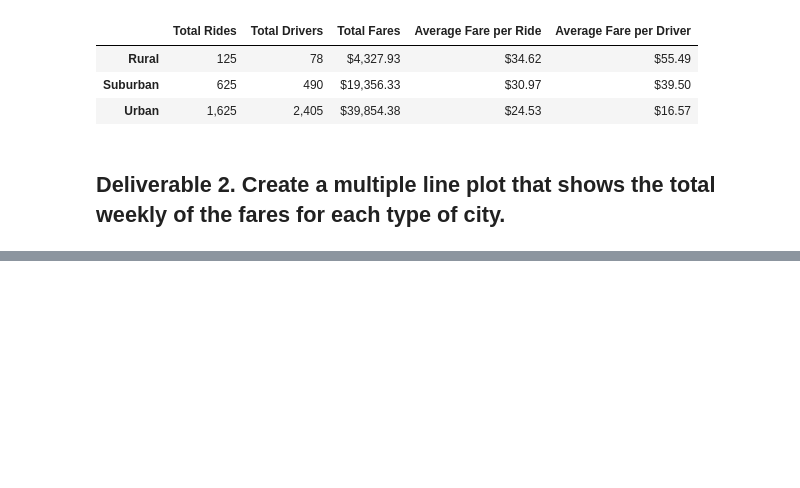
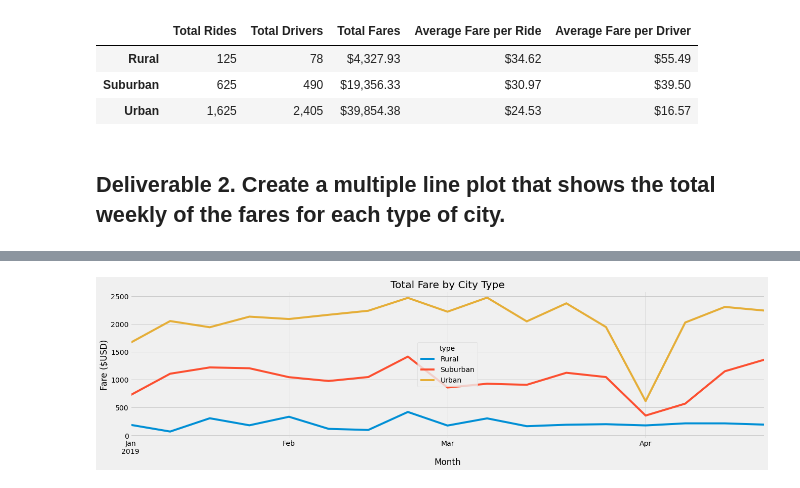
Before and after one commit to NikiNoel/PyBer_Analysis, a Jupyter notebook: PyBer_Analysis/PyBer_Challenge.ipynb, the cells around one changed output, grey strips where cells are left out. Saved outputs shown, nothing was run; the diff lists cells and outputs as text; code cells hidden in the pictures; blank space fills up the shorter version.

```diff
--- a/PyBer_Analysis/PyBer_Challenge.ipynb
+++ b/PyBer_Analysis/PyBer_Challenge.ipynb
@@ -241,3 +299,5 @@ ValueError: Cannot specify ',' with 's'.
 # %%
 # 4. Create a pivot table with the 'date' as the index, the columns ='type', and values='fare'
 # to get the total fares for each type of city by the date.
+sum_fare_by_type_pivot = sum_fare_by_type_df.pivot(index="date", columns= "type", values= "fare")
+sum_fare_by_type_pivot
@@ -244,2 +319,4 @@ ValueError: Cannot specify ',' with 's'.
 # %%
 # 5. Create a new DataFrame from the pivot table DataFrame using loc on the given dates, '2019-01-01':'2019-04-29'.
+fares_Jan_April = sum_fare_by_type_pivot.loc['1/1/2019':'4/29/2019']
+fares_Jan_April.head(10)
@@ -246,3 +336,5 @@ ValueError: Cannot specify ',' with 's'.
 # %%
 # 6. Set the "date" index to datetime datatype. This is necessary to use the resample() method in Step 8.
 # df.index = pd.to_datetime(df.index)
+fares_Jan_April.index = pd.to_datetime(fares_Jan_April.index)
+fares_Jan_April
@@ -251,2 +370,4 @@ ValueError: Cannot specify ',' with 's'.
 # %%
 # 8. Create a new DataFrame using the "resample()" function by week 'W' and get the sum of the fares for each week.
+weekly_fares_df = fares_Jan_April.resample("W").sum()
+weekly_fares_df
@@ -253,7 +394,26 @@ ValueError: Cannot specify ',' with 's'.
 # %%
 # 8. Using the object-oriented interface method, plot the resample DataFrame using the df.plot() function.
 
 # Import the style from Matplotlib.
 from matplotlib import style
 # Use the graph style fivethirtyeight.
 style.use('fivethirtyeight')
+
+ax = weekly_fares_df.plot(figsize= (20, 5))
+
+# Title
+ax.set_title("Total Fare by City Type")
+
+# x_label
+ax.set_xlabel("Month")
+
+# y_label
+ax.set_ylabel("Fare ($USD)")
+
+# save figure
+plt.savefig("analysis/Fare_Summary_Plot.png")
+
+
+plt.show()
+# %% [output]
+[figure, added]
```
Also changed, not shown: parts of 14 cells of this notebook, 2 other files.
